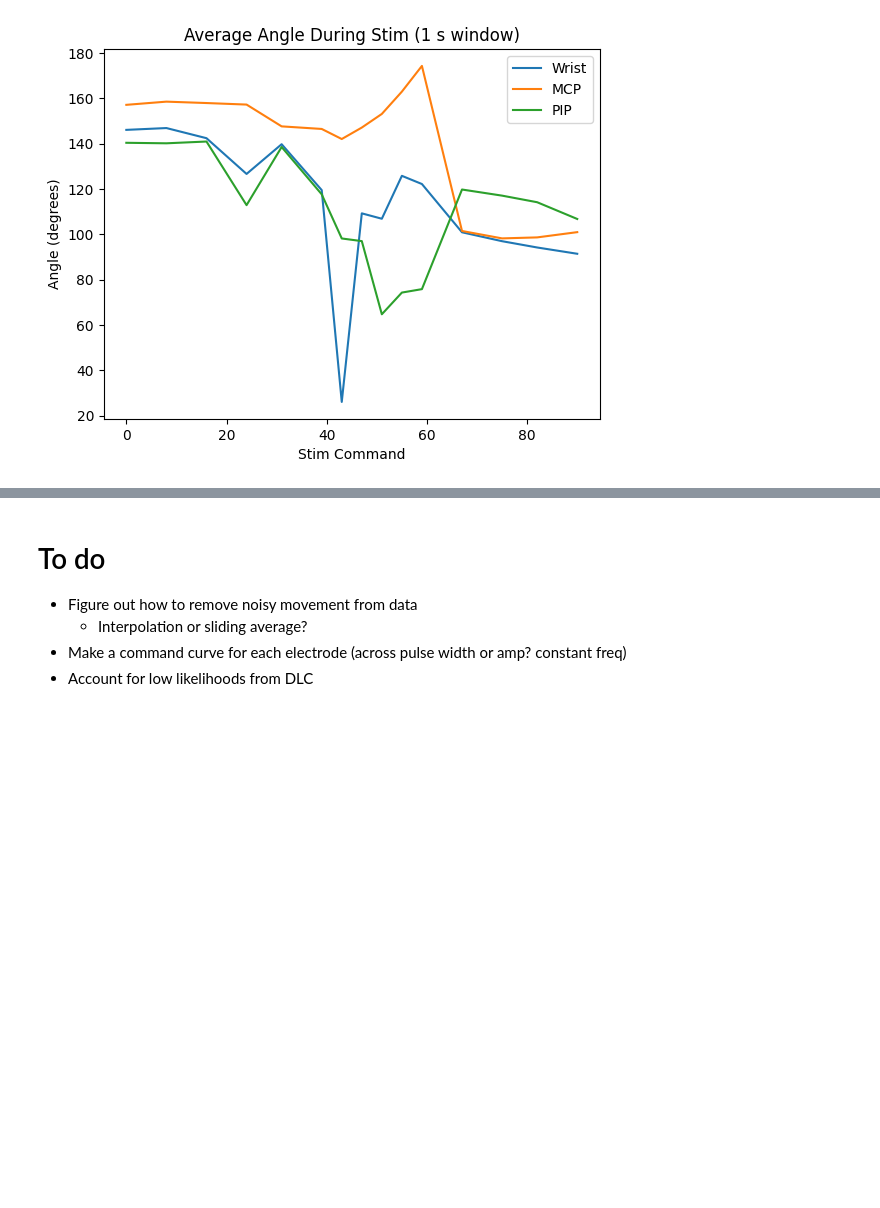
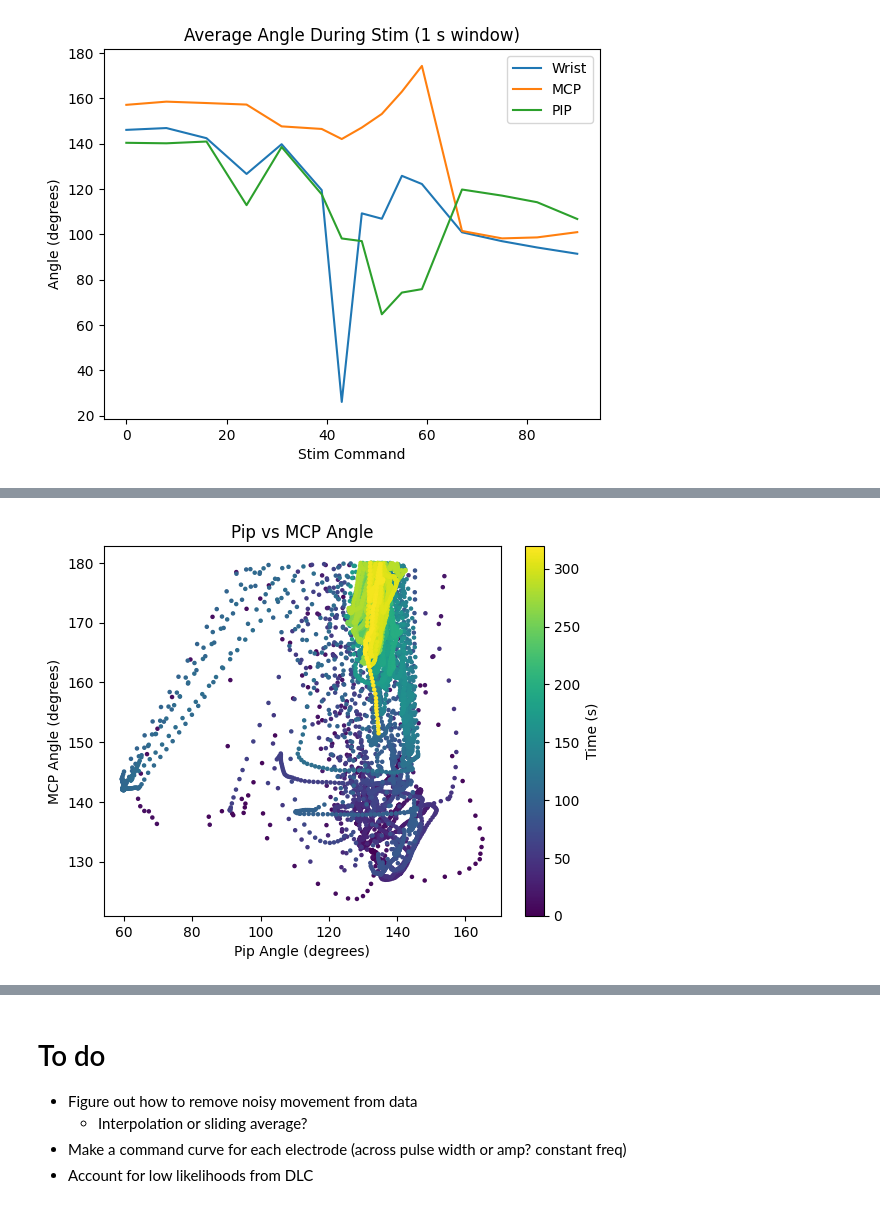
Before and after one commit to draeloslab/stim_behavior, a Jupyter notebook: notebooks/dlc_angles.ipynb, the cells around one changed output, grey strips where cells are left out. Saved outputs shown, nothing was run; the diff lists cells and outputs as text; code cells hidden in the pictures; blank space fills up the shorter version.

```diff
--- a/notebooks/dlc_angles.ipynb
+++ b/notebooks/dlc_angles.ipynb
@@ -234,0 +288,9 @@ plt.show()
+# %%
+plt.scatter(pipAngle,mcpAngle, c =np.arange(len(wristAngle)) / 30, cmap = 'viridis',s=5 )
+plt.title("Pip vs MCP Angle")
+plt.xlabel("Pip Angle (degrees)")
+plt.ylabel("MCP Angle (degrees)")
+plt.colorbar(label = "Time (s)")
+plt.show()
+# %% [output]
+[figure, added]
```
Also changed, not shown: parts of 5 cells of this notebook.
